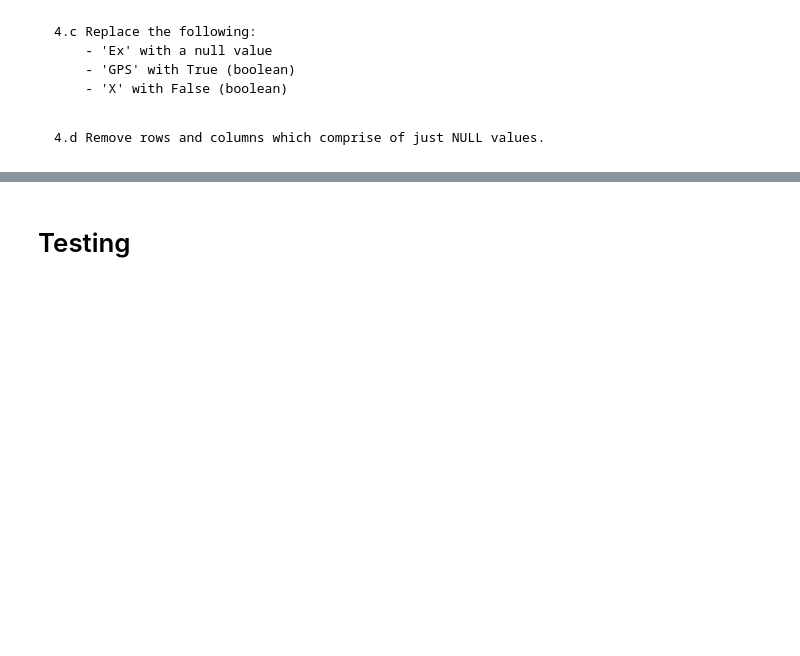
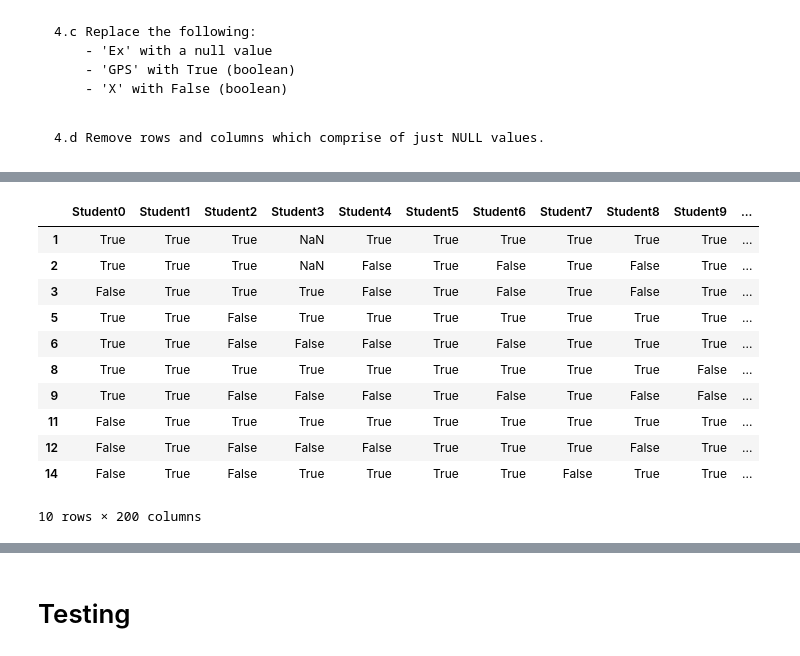
Before and after one commit to DeraUchenwoke/DataScienceProjects22, a Jupyter notebook: main/2022Coursework/CW_Preprocessing.ipynb, the cells around one changed output, grey strips where cells are left out. Drawn from its saved outputs; the diff is of its cells as text; code cells hidden in the pictures; blank space fills up the shorter version.

```diff
--- a/main/2022Coursework/CW_Preprocessing.ipynb
+++ b/main/2022Coursework/CW_Preprocessing.ipynb
@@ -288,0 +271,15 @@ dfCOA122Transpose
+# %%
+dfCOA111Transposed
+# %% [output]
+|  | Student0 | Student1 | Student2 | Student3 | Student4 | Student5 | Student6 | Student7 | Student8 | Student9 | ... |
+| 1 | True | True | True | NaN | True | True | True | True | True | True | ... |
+| 2 | True | True | True | NaN | False | True | False | True | False | True | ... |
+| 3 | False | True | True | True | False | True | False | True | False | True | ... |
+| 5 | True | True | False | True | True | True | True | True | True | True | ... |
+| 6 | True | True | False | False | False | True | False | True | True | True | ... |
+| 8 | True | True | True | True | True | True | True | True | True | False | ... |
+| 9 | True | True | False | False | False | True | False | True | False | False | ... |
+| 11 | False | True | True | True | True | True | True | True | True | True | ... |
+| 12 | False | True | False | False | False | True | True | True | False | True | ... |
+| 14 | False | True | False | True | True | True | True | False | True | True | ... |
+10 rows × 200 columns
```
Also changed, not shown: parts of 28 cells of this notebook, 1 other file.
